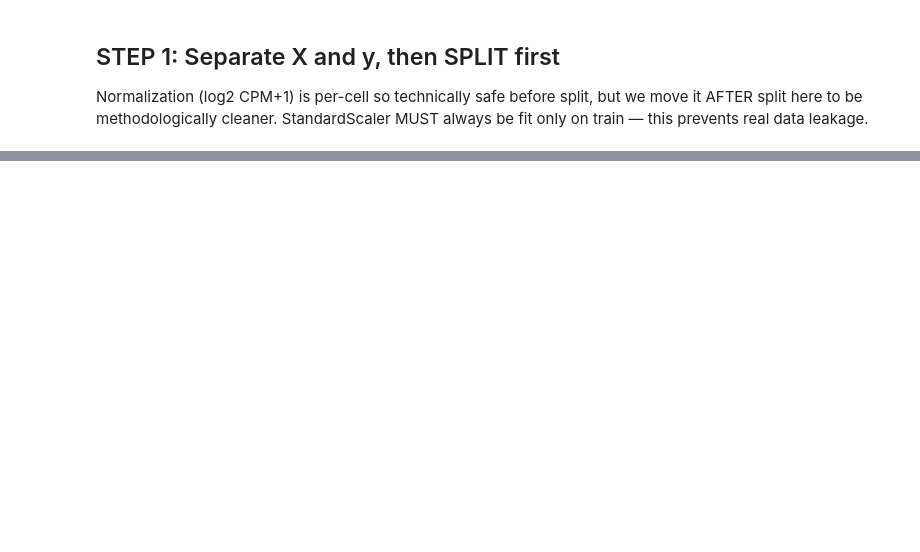
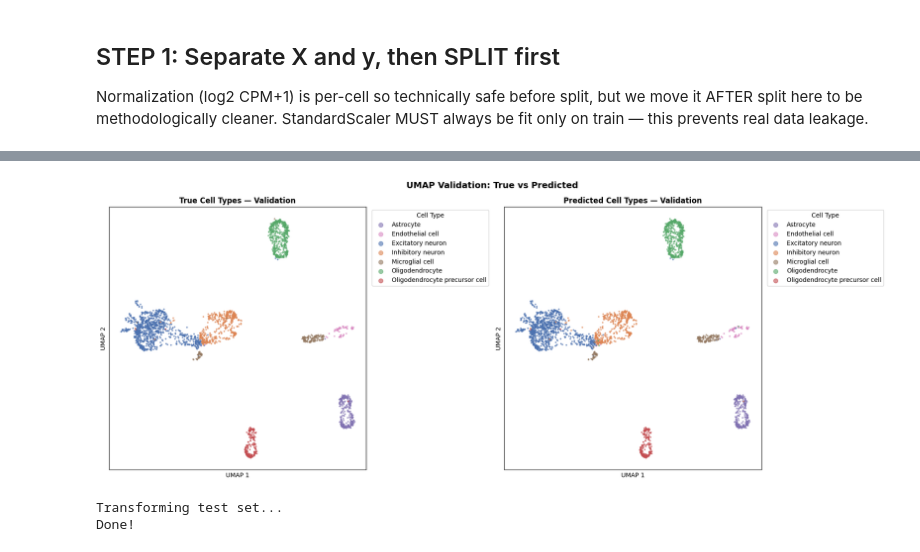
Before and after one commit to nasia2612/sc-alzheimer-ml, a Jupyter notebook: sc_alzheimer_pipeline.ipynb, the cells around one changed output, grey strips where cells are left out. Drawn from its saved outputs; the diff is of its cells as text; code cells hidden in the pictures; blank space fills up the shorter version.

```diff
--- a/sc_alzheimer_pipeline.ipynb
+++ b/sc_alzheimer_pipeline.ipynb
@@ -413,0 +378,77 @@ print(predictions_df['predicted_label'].value_counts())
+# %%
+#FIT UMAP to see the clustering
+import umap
+from sklearn.decomposition import PCA
+# PCA πρώτα — από 1,590 → 30 dimensions
+# Αφαιρεί noise και κάνει το UMAP πολύ πιο γρήγορο
+pca = PCA(n_components=30, random_state=42)
+X_train_pca = pca.fit_transform(X_train_scaled)   # fit on train
+X_val_pca   = pca.transform(X_val_scaled)
+
+reducer=umap.UMAP(n_components=2,random_state=42,n_neighbors=30,min_dist=0.3)
+reducer.fit(X_train_scaled) #it learns from the train
+#it projects it to validation set
+X_val_umap=reducer.transform(X_val_scaled)
+# %%
+#plotting the UMAP
+
+cell_type_colors = {
+    'Excitatory neuron': '#4C72B0',
+    'Inhibitory neuron': '#DD8452',
+    'Oligodendrocyte': '#55A868',
+    'Oligodendrocyte precursor cell': '#C44E52',
+    'Astrocyte': '#8172B2',
+    'Microglial cell': '#937860',
+    'Endothelial cell': '#DA8BC3'
+}
+
+fig,axes=plt.subplots(1,2,figsize=(18,7))
+
+# --- Plot αριστερά: TRUE labels ---
+for ct in sorted(y_val.unique()):
+    mask = np.array(y_val) == ct          # boolean mask: ποια κελιά είναι αυτού του τύπου
+    axes[0].scatter(
+        X_val_umap[mask, 0],              # UMAP διάσταση 1 (x άξονας)
+        X_val_umap[mask, 1],              # UMAP διάσταση 2 (y άξονας)
+        c=cell_type_colors.get(ct, '#999'),
+        label=ct, s=3, alpha=0.6
+    )
+axes[0].set_title('True Cell Types — Validation', fontweight='bold')
+axes[0].legend(markerscale=4, title='Cell Type',
+               bbox_to_anchor=(1.01, 1), loc='upper left')
+axes[0].set_xlabel('UMAP 1'); axes[0].set_ylabel('UMAP 2')
+axes[0].set_xticks([]); axes[0].set_yticks([])
+
+# --- Plot δεξιά: PREDICTED labels ---
+y_val_pred = rf_model.predict(X_val_scaled)   # predictions στο validation
+for ct in sorted(set(y_val_pred)):
+    mask = y_val_pred == ct
+    axes[1].scatter(
+        X_val_umap[mask, 0],
+        X_val_umap[mask, 1],
+        c=cell_type_colors.get(ct, '#999'),
+        label=ct, s=3, alpha=0.6
+    )
+axes[1].set_title('Predicted Cell Types — Validation', fontweight='bold')
+axes[1].legend(markerscale=4, title='Cell Type',
+               bbox_to_anchor=(1.01, 1), loc='upper left')
+axes[1].set_xlabel('UMAP 1'); axes[1].set_ylabel('UMAP 2')
+axes[1].set_xticks([]); axes[1].set_yticks([])
+
+plt.suptitle('UMAP Validation: True vs Predicted', fontsize=14, fontweight='bold')
+plt.tight_layout()
+plt.show()
+
+
+
+# Transform test — χρησιμοποιεί τον ίδιο reducer που fit-άρε στο train
+print("Transforming test set...")
+X_test_umap = reducer.transform(X_val_scaled)
+print("Done!")
+
+
+reducer.transform(X_val_scaled)
+# %% [output]
+[figure, added]
+Transforming test set...
+Done!
```
Also changed, not shown: parts of 47 cells of this notebook.
